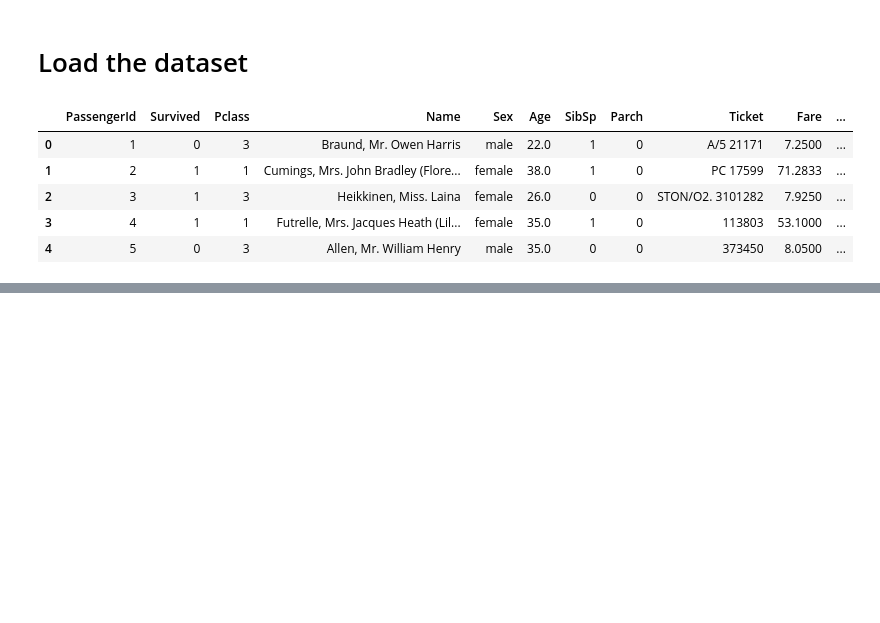
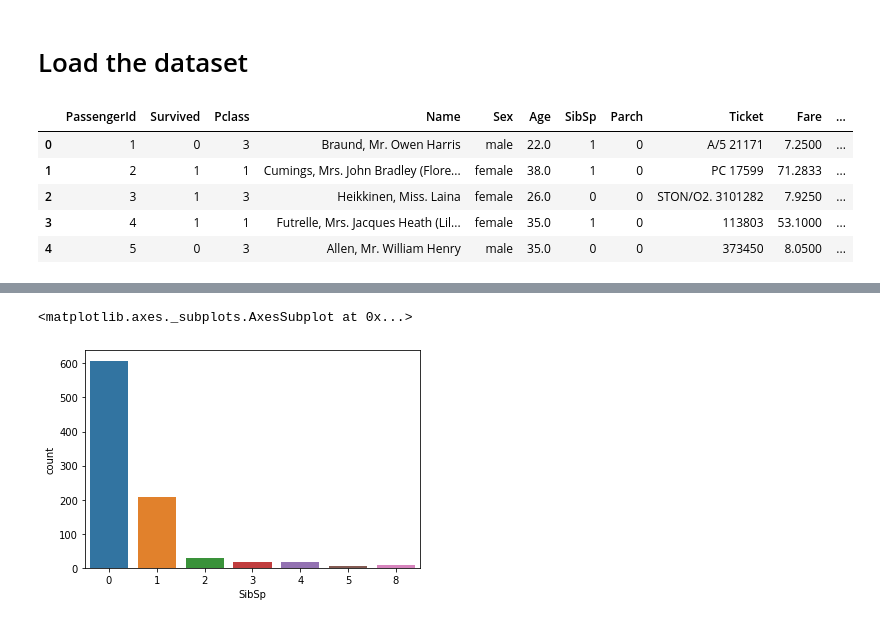
Before and after one commit to hirupiyumika/ML_Assignment2_IT18206524_IT18217414_IT18208368, a Jupyter notebook: Predict_survival_on_the_Titanic.ipynb, the cells around one changed output, grey strips where cells are left out. Saved outputs shown, nothing was run; the diff lists cells and outputs as text; code cells hidden in the pictures; blank space fills up the shorter version.

```diff
--- a/Predict_survival_on_the_Titanic.ipynb
+++ b/Predict_survival_on_the_Titanic.ipynb
@@ -27,0 +90,7 @@ train.head()
+# %%
+## categorical attributes
+
+sns.countplot(train['SibSp'])
+# %% [output]
+<matplotlib.axes._subplots.AxesSubplot at 0x...>
+[figure, added]
```
Also changed, not shown: parts of 15 cells of this notebook, 3 other files.
